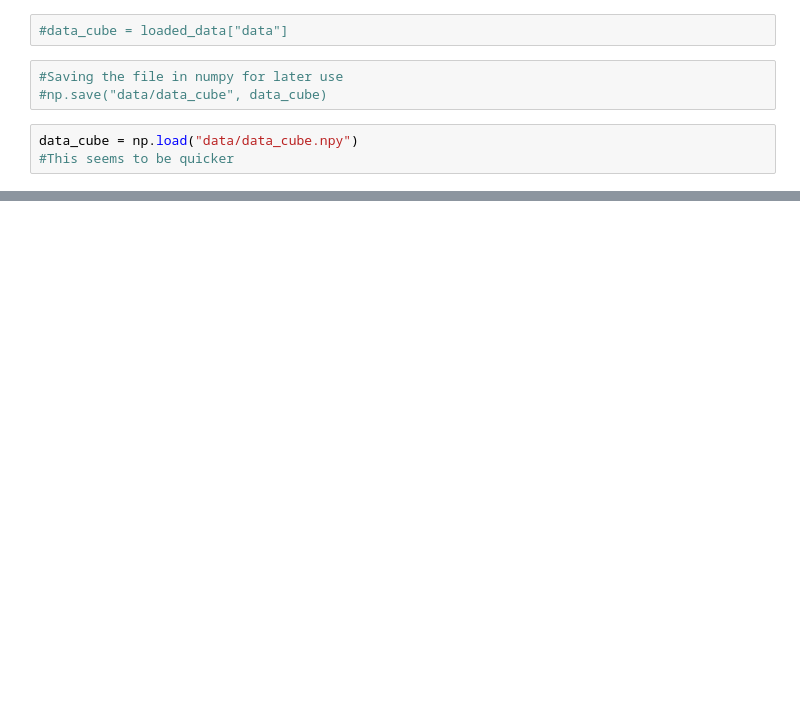
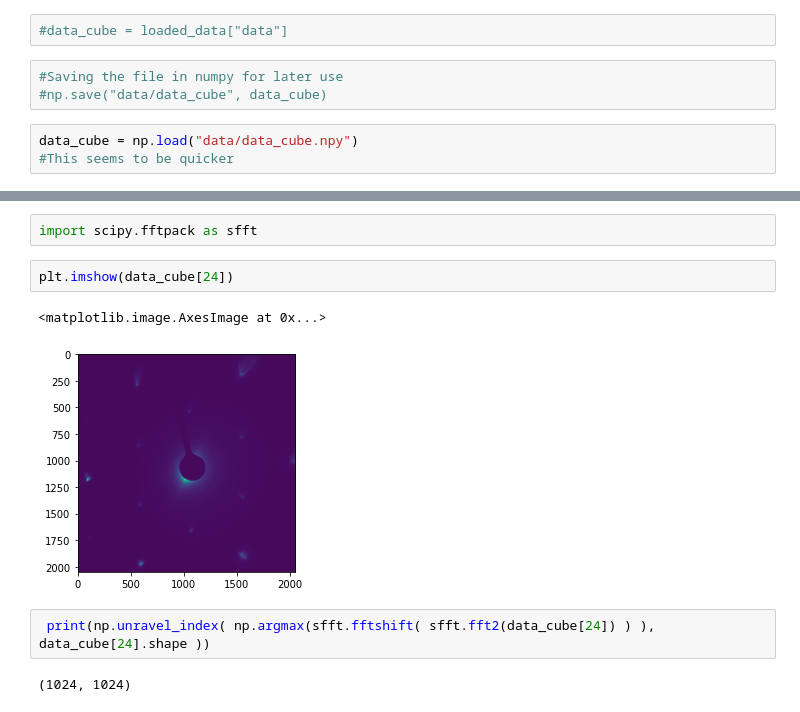
Before and after one commit to SangersJeroen/Bachelor-Thesis-Code, a Jupyter notebook: loaddata.ipynb, the cells around one changed output, grey strips where cells are left out. Saved outputs shown, nothing was run; the diff lists cells and outputs as text; blank space fills up the shorter version.

```diff
--- a/loaddata.ipynb
+++ b/loaddata.ipynb
@@ -99,2 +99,13 @@ plt.savefig('eftemstack.png')
 # %% [markdown]
 <img src="eftemstack.png" />
+# %%
+import scipy.fftpack as sfft
+# %%
+plt.imshow(data_cube[24])
+# %% [output]
+<matplotlib.image.AxesImage at 0x...>
+[figure, added]
+# %%
+ print(np.unravel_index( np.argmax(sfft.fftshift( sfft.fft2(data_cube[24]) ) ), data_cube[24].shape ))
+# %% [output]
+(1024, 1024)
```
Also changed, not shown: parts of 9 cells of this notebook, 3 other files.
